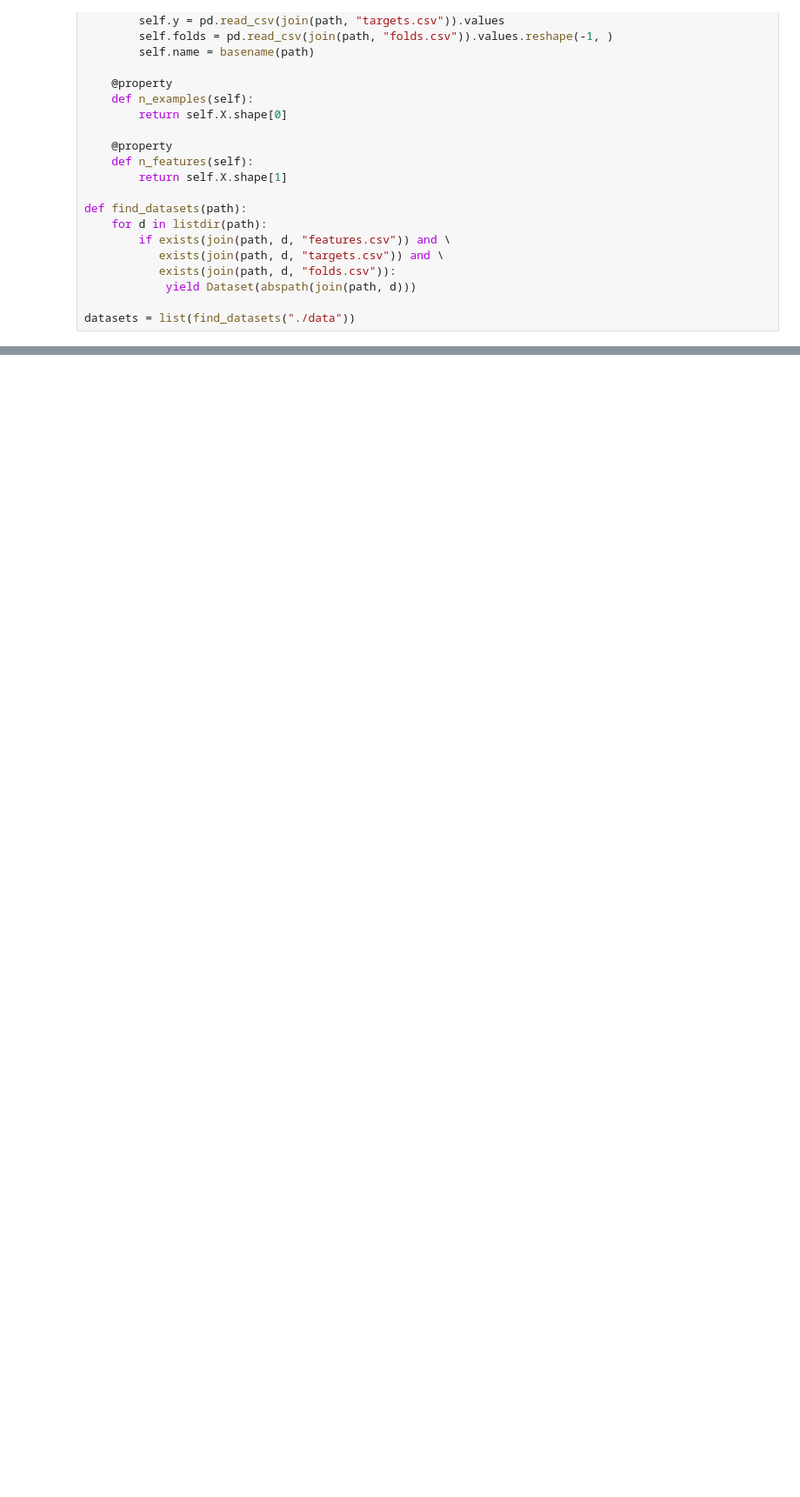
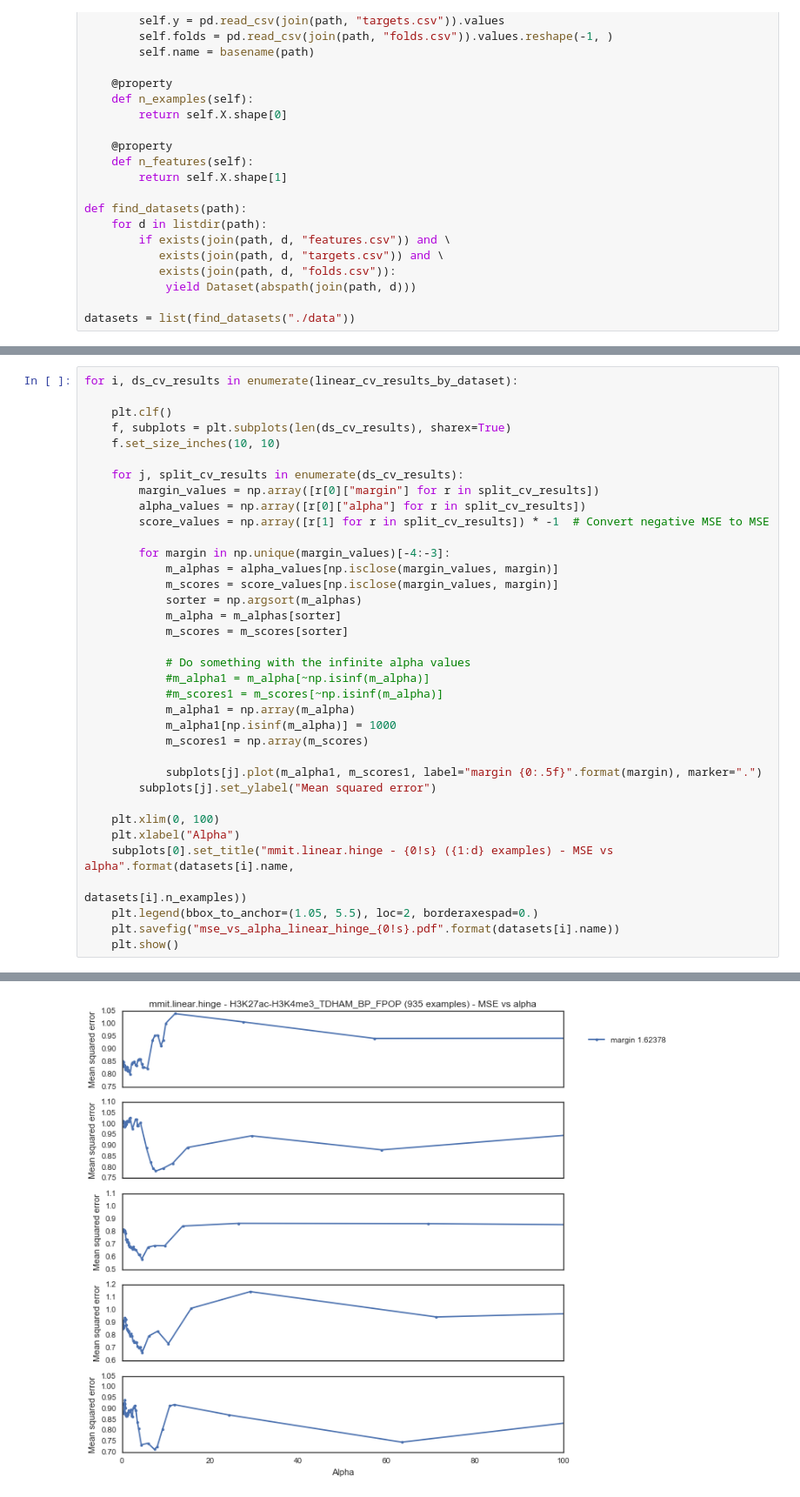
Before and after one commit to tdhock/mmit-paper, a Jupyter notebook: notebooks/experiments/cross_validation_all_datasets.ipynb, the cells around one changed output, grey strips where cells are left out. Shown at 87% size. Drawn from its saved outputs; the diff is of its cells as text; blank space fills up the shorter version.

```diff
--- a/notebooks/experiments/cross_validation_all_datasets.ipynb
+++ b/notebooks/experiments/cross_validation_all_datasets.ipynb
@@ -119,0 +264,37 @@ for d in datasets:
+# %%
+for i, ds_cv_results in enumerate(linear_cv_results_by_dataset):
+
+    plt.clf()
+    f, subplots = plt.subplots(len(ds_cv_results), sharex=True)
+    f.set_size_inches(10, 10)
+
+    for j, split_cv_results in enumerate(ds_cv_results):
+        margin_values = np.array([r[0]["margin"] for r in split_cv_results])
+        alpha_values = np.array([r[0]["alpha"] for r in split_cv_results])
+        score_values = np.array([r[1] for r in split_cv_results]) * -1  # Convert negative MSE to MSE
+
+        for margin in np.unique(margin_values)[-4:-3]:
+            m_alphas = alpha_values[np.isclose(margin_values, margin)]
+            m_scores = score_values[np.isclose(margin_values, margin)]
+            sorter = np.argsort(m_alphas)
+            m_alpha = m_alphas[sorter]
+            m_scores = m_scores[sorter]
+
+            # Do something with the infinite alpha values
+            #m_alpha1 = m_alpha[~np.isinf(m_alpha)]
+            #m_scores1 = m_scores[~np.isinf(m_alpha)]
+            m_alpha1 = np.array(m_alpha)
+            m_alpha1[np.isinf(m_alpha)] = 1000
+            m_scores1 = np.array(m_scores)
+
+            subplots[j].plot(m_alpha1, m_scores1, label="margin {0:.5f}".format(margin), marker=".")
+        subplots[j].set_ylabel("Mean squared error")
+
+    plt.xlim(0, 100)
+    plt.xlabel("Alpha")
+    subplots[0].set_title("mmit.linear.hinge - {0!s} ({1:d} examples) - MSE vs alpha".format(datasets[i].name,
+                                                                                             datasets[i].n_examples))
+    plt.legend(bbox_to_anchor=(1.05, 5.5), loc=2, borderaxespad=0.)
+    plt.savefig("mse_vs_alpha_linear_hinge_{0!s}.pdf".format(datasets[i].name))
+    plt.show()
+# %% [output]
@@ -119,0 +302 @@ for d in datasets:
+[figure, added]
```
Also changed, not shown: parts of 12 cells of this notebook.
